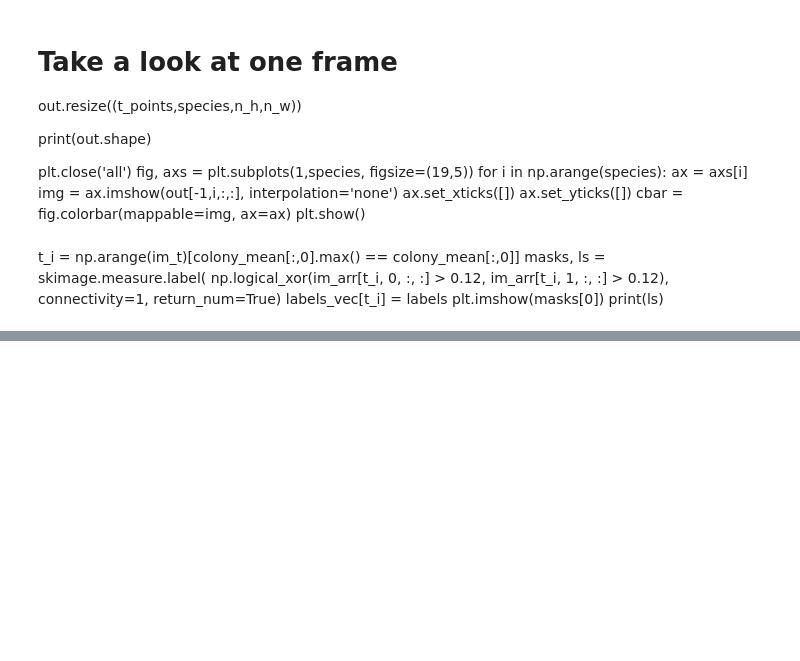
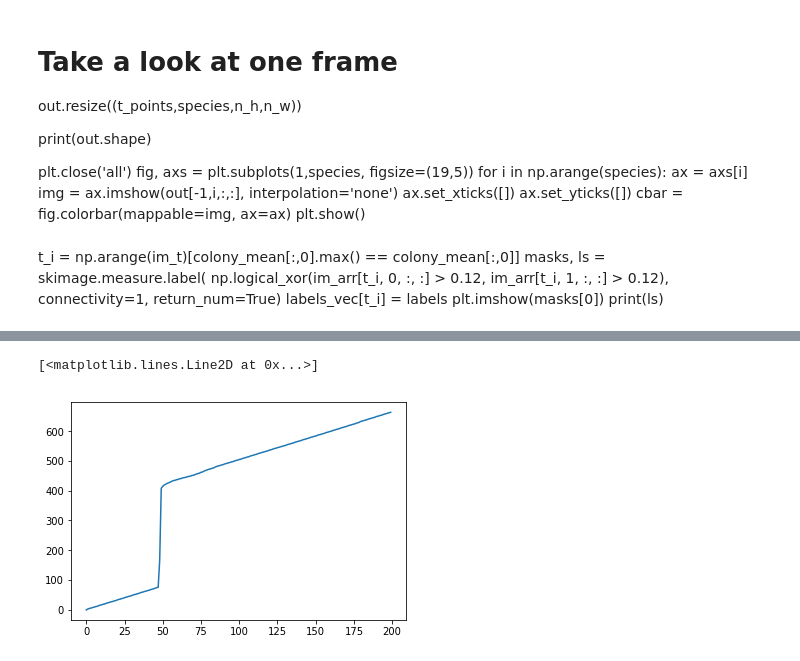
Before and after one commit to boospooky/omnitray-modeling, a Jupyter notebook: omnitray-modeling/simulation_notebook_longpad.ipynb, the cells around one changed output, grey strips where cells are left out. Drawn from its saved outputs; the diff is of its cells as text; code cells hidden in the pictures; blank space fills up the shorter version.

```diff
--- a/omnitray-modeling/simulation_notebook_longpad.ipynb
+++ b/omnitray-modeling/simulation_notebook_longpad.ipynb
@@ -529,0 +644,14 @@ DONE
+# %%
+t_vec
+frames, s, h, w = out.shape
+t_points = np.linspace(0,t_vec.max(), 200)
+f_inds = []
+t_ind = 0
+for tp in t_points:
+    while tp > t_vec[t_ind]:
+        t_ind += 1
+    f_inds.append(t_ind-1)
+plt.plot(f_inds)
+# %% [output]
+[<matplotlib.lines.Line2D at 0x...>]
+[figure, added]
```
Also changed, not shown: parts of 12 cells of this notebook.
